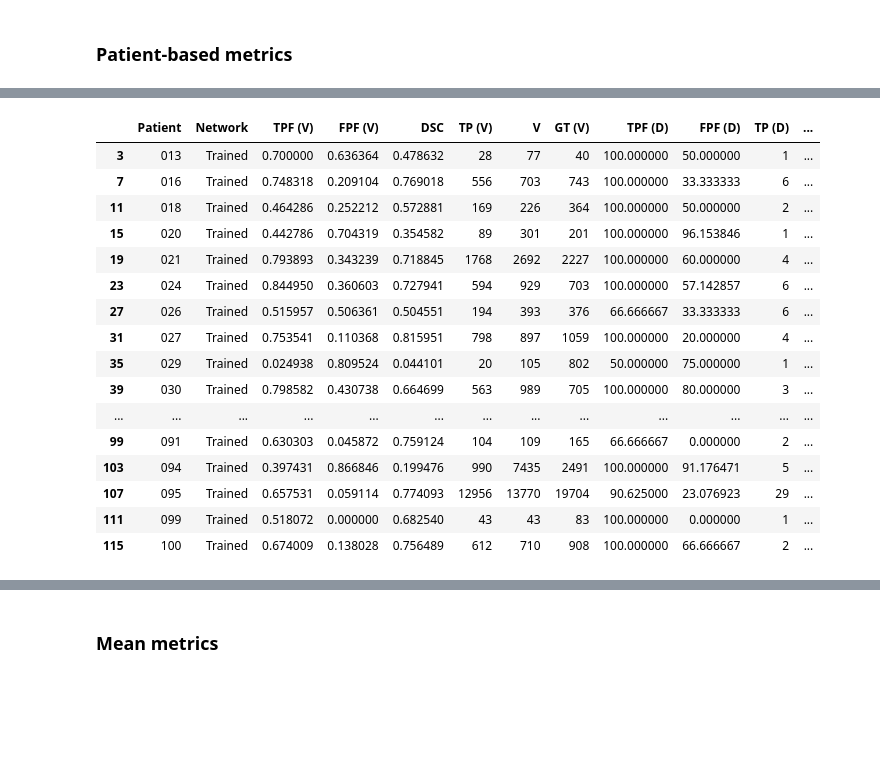
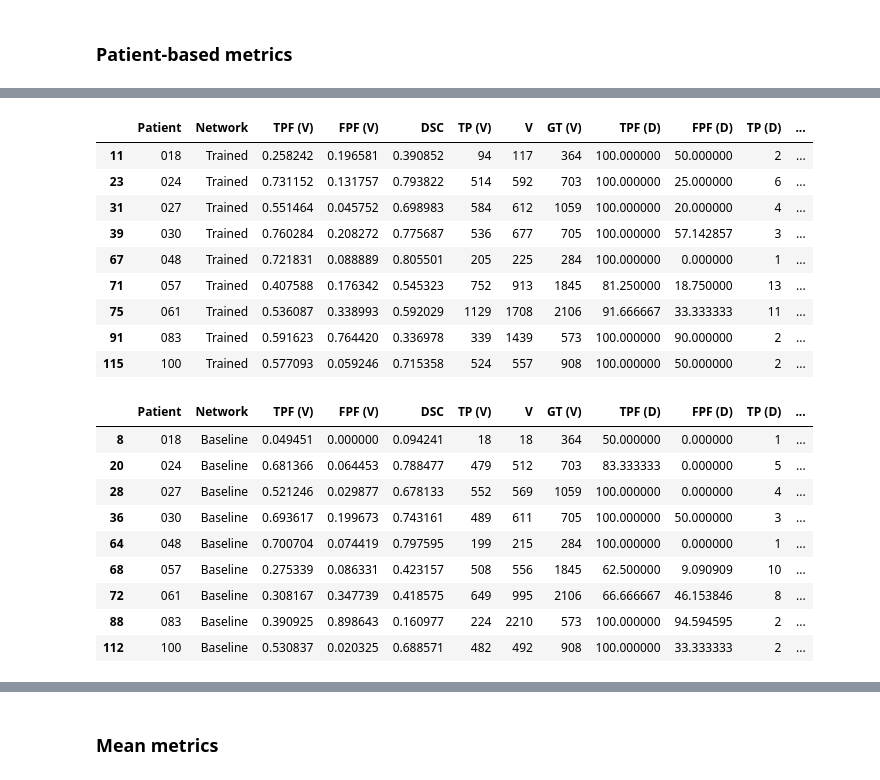
Before and after one commit to marianocabezas/msseg2, a Jupyter notebook: metrics_msseg2.ipynb, the cells around one changed output, grey strips where cells are left out. Saved outputs shown, nothing was run; the diff lists cells and outputs as text; code cells hidden in the pictures; blank space fills up the shorter version.

```diff
--- a/metrics_msseg2.ipynb
+++ b/metrics_msseg2.ipynb
@@ -295,20 +295,39 @@ positive_df[positive_df['DSC'] < 0.6]
 # %%
-positive_df[positive_df['Network'] == 'Trained']
+positive_df[(positive_df['Network'] == 'Trained') | (positive_df['Network'] == 'Baseline')]
+trained_df = positive_df[positive_df['Network'] == 'Trained']
+baseline_df = positive_df[positive_df['Network'] == 'Baseline']
+
+trained_patients = []
+baseline_patients = []
+
+for (trained_idx, trained_row), (baseline_idx, baseline_row) in zip(trained_df.iterrows(), baseline_df.iterrows()):
+    if trained_row['DSC'] > baseline_row['DSC']:
+        trained_patients.append(trained_row['Patient'])
+    else:
+        baseline_patients.append(trained_row['Patient'])
-# %% [output]
-|  | Patient | Network | TPF (V) | FPF (V) | DSC | TP (V) | V | GT (V) | TPF (D) | FPF (D) | TP (D) | ... |
-| 3 | 013 | Trained | 0.700000 | 0.636364 | 0.478632 | 28 | 77 | 40 | 100.000000 | 50.000000 | 1 | ... |
-| 7 | 016 | Trained | 0.748318 | 0.209104 | 0.769018 | 556 | 703 | 743 | 100.000000 | 33.333333 | 6 | ... |
-| 11 | 018 | Trained | 0.464286 | 0.252212 | 0.572881 | 169 | 226 | 364 | 100.000000 | 50.000000 | 2 | ... |
-| 15 | 020 | Trained | 0.442786 | 0.704319 | 0.354582 | 89 | 301 | 201 | 100.000000 | 96.153846 | 1 | ... |
-| 19 | 021 | Trained | 0.793893 | 0.343239 | 0.718845 | 1768 | 2692 | 2227 | 100.000000 | 60.000000 | 4 | ... |
-| 23 | 024 | Trained | 0.844950 | 0.360603 | 0.727941 | 594 | 929 | 703 | 100.000000 | 57.142857 | 6 | ... |
-| 27 | 026 | Trained | 0.515957 | 0.506361 | 0.504551 | 194 | 393 | 376 | 66.666667 | 33.333333 | 6 | ... |
-| 31 | 027 | Trained | 0.753541 | 0.110368 | 0.815951 | 798 | 897 | 1059 | 100.000000 | 20.000000 | 4 | ... |
-| 35 | 029 | Trained | 0.024938 | 0.809524 | 0.044101 | 20 | 105 | 802 | 50.000000 | 75.000000 | 1 | ... |
-| 39 | 030 | Trained | 0.798582 | 0.430738 | 0.664699 | 563 | 989 | 705 | 100.000000 | 80.000000 | 3 | ... |
-| ... | ... | ... | ... | ... | ... | ... | ... | ... | ... | ... | ... | ... |
-| 99 | 091 | Trained | 0.630303 | 0.045872 | 0.759124 | 104 | 109 | 165 | 66.666667 | 0.000000 | 2 | ... |
-| 103 | 094 | Trained | 0.397431 | 0.866846 | 0.199476 | 990 | 7435 | 2491 | 100.000000 | 91.176471 | 5 | ... |
-| 107 | 095 | Trained | 0.657531 | 0.059114 | 0.774093 | 12956 | 13770 | 19704 | 90.625000 | 23.076923 | 29 | ... |
-| 111 | 099 | Trained | 0.518072 | 0.000000 | 0.682540 | 43 | 43 | 83 | 100.000000 | 0.000000 | 1 | ... |
-| 115 | 100 | Trained | 0.674009 | 0.138028 | 0.756489 | 612 | 710 | 908 | 100.000000 | 66.666667 | 2 | ... |
+# %%
+trained_df[trained_df['Patient'].isin(trained_patients)]
+# %% [output]
+|  | Patient | Network | TPF (V) | FPF (V) | DSC | TP (V) | V | GT (V) | TPF (D) | FPF (D) | TP (D) | ... |
+| 11 | 018 | Trained | 0.258242 | 0.196581 | 0.390852 | 94 | 117 | 364 | 100.000000 | 50.000000 | 2 | ... |
+| 23 | 024 | Trained | 0.731152 | 0.131757 | 0.793822 | 514 | 592 | 703 | 100.000000 | 25.000000 | 6 | ... |
+| 31 | 027 | Trained | 0.551464 | 0.045752 | 0.698983 | 584 | 612 | 1059 | 100.000000 | 20.000000 | 4 | ... |
+| 39 | 030 | Trained | 0.760284 | 0.208272 | 0.775687 | 536 | 677 | 705 | 100.000000 | 57.142857 | 3 | ... |
+| 67 | 048 | Trained | 0.721831 | 0.088889 | 0.805501 | 205 | 225 | 284 | 100.000000 | 0.000000 | 1 | ... |
+| 71 | 057 | Trained | 0.407588 | 0.176342 | 0.545323 | 752 | 913 | 1845 | 81.250000 | 18.750000 | 13 | ... |
+| 75 | 061 | Trained | 0.536087 | 0.338993 | 0.592029 | 1129 | 1708 | 2106 | 91.666667 | 33.333333 | 11 | ... |
+| 91 | 083 | Trained | 0.591623 | 0.764420 | 0.336978 | 339 | 1439 | 573 | 100.000000 | 90.000000 | 2 | ... |
+| 115 | 100 | Trained | 0.577093 | 0.059246 | 0.715358 | 524 | 557 | 908 | 100.000000 | 50.000000 | 2 | ... |
+# %%
+baseline_df[~baseline_df['Patient'].isin(baseline_patients)]
+# %% [output]
+|  | Patient | Network | TPF (V) | FPF (V) | DSC | TP (V) | V | GT (V) | TPF (D) | FPF (D) | TP (D) | ... |
+| 8 | 018 | Baseline | 0.049451 | 0.000000 | 0.094241 | 18 | 18 | 364 | 50.000000 | 0.000000 | 1 | ... |
+| 20 | 024 | Baseline | 0.681366 | 0.064453 | 0.788477 | 479 | 512 | 703 | 83.333333 | 0.000000 | 5 | ... |
+| 28 | 027 | Baseline | 0.521246 | 0.029877 | 0.678133 | 552 | 569 | 1059 | 100.000000 | 0.000000 | 4 | ... |
+| 36 | 030 | Baseline | 0.693617 | 0.199673 | 0.743161 | 489 | 611 | 705 | 100.000000 | 50.000000 | 3 | ... |
+| 64 | 048 | Baseline | 0.700704 | 0.074419 | 0.797595 | 199 | 215 | 284 | 100.000000 | 0.000000 | 1 | ... |
+| 68 | 057 | Baseline | 0.275339 | 0.086331 | 0.423157 | 508 | 556 | 1845 | 62.500000 | 9.090909 | 10 | ... |
+| 72 | 061 | Baseline | 0.308167 | 0.347739 | 0.418575 | 649 | 995 | 2106 | 66.666667 | 46.153846 | 8 | ... |
+| 88 | 083 | Baseline | 0.390925 | 0.898643 | 0.160977 | 224 | 2210 | 573 | 100.000000 | 94.594595 | 2 | ... |
+| 112 | 100 | Baseline | 0.530837 | 0.020325 | 0.688571 | 482 | 492 | 908 | 100.000000 | 33.333333 | 2 | ... |
```
Also changed, not shown: parts of 10 cells of this notebook, 1 other file.
